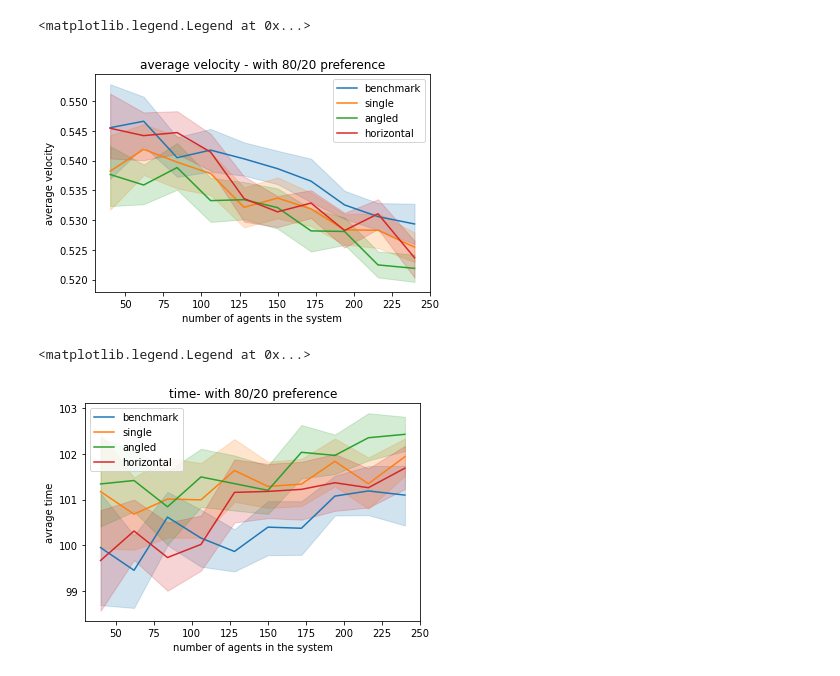
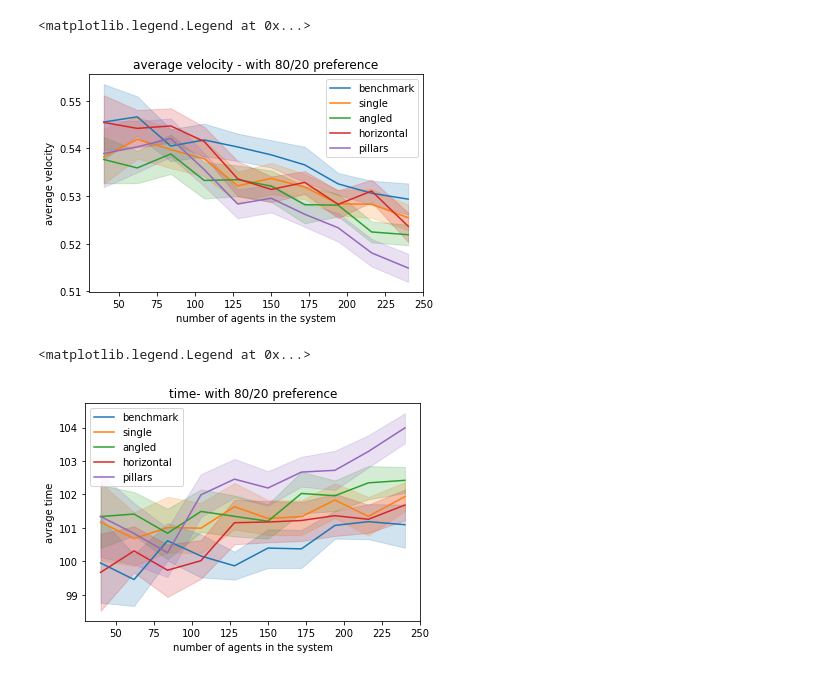
Before and after one commit to caterinaburanelli/CSS_socialforce, a Jupyter notebook: data_preference/8020 save.ipynb, the cells around one changed output. Saved outputs shown, nothing was run; the diff lists cells and outputs as text; code cells hidden in the pictures.

```diff
--- a/data_preference/8020 save.ipynb
+++ b/data_preference/8020 save.ipynb
@@ -8,30 +8,30 @@ df_1= pd.read_csv('df_single')
 df_2= pd.read_csv('df_benchmark')
 df_3= pd.read_csv('df_angled')
 df_4= pd.read_csv('df_horizontal')
-#df_5= pd.read_csv('df_pillars')
+df_5= pd.read_csv('df_pillars')
 # %%
 sns.lineplot(data=df_2.loc[df_2['layout']=='benchmark'], x="peop_num", y='avrg_velocity',label='benchmark')
 sns.lineplot(data=df_1.loc[df_1['layout']=='single'], x="peop_num", y='avrg_velocity',label='single')
 sns.lineplot(data=df_3.loc[df_3['layout']=='angled'], x="peop_num", y='avrg_velocity',label='angled')
 sns.lineplot(data=df_4.loc[df_4['layout']=='horizontal'], x="peop_num", y='avrg_velocity',label='horizontal')
-#sns.lineplot(data=df_5.loc[df_5['layout']=='pillars'], x="peop_num", y='avrg_velocity',label='pillars')
+sns.lineplot(data=df_5.loc[df_5['layout']=='pillars'], x="peop_num", y='avrg_velocity',label='pillars')
 plt.xlabel('number of agents in the system')
 plt.ylabel('average velocity')
 plt.title('average velocity - with 80/20 preference')
 plt.legend()
 # %% [output]
 <matplotlib.legend.Legend at 0x...>
-[figure, old version]
+[figure, new version]
 # %%
 sns.lineplot(data=df_2.loc[df_2['layout']=='benchmark'], x="peop_num", y='avrg_time',label='benchmark')
 sns.lineplot(data=df_1.loc[df_1['layout']=='single'], x="peop_num", y='avrg_time',label='single')
 sns.lineplot(data=df_3.loc[df_3['layout']=='angled'], x="peop_num", y='avrg_time',label='angled')
 sns.lineplot(data=df_4.loc[df_4['layout']=='horizontal'], x="peop_num", y='avrg_time',label='horizontal')
-#sns.lineplot(data=df_5.loc[df_5['layout']=='pillars'], x="peop_num", y='avrg_time',label='pillars')
+sns.lineplot(data=df_5.loc[df_5['layout']=='pillars'], x="peop_num", y='avrg_time',label='pillars')
 plt.xlabel('number of agents in the system')
 plt.ylabel('avrage time')
 plt.title('time- with 80/20 preference')
 plt.legend()
 # %% [output]
 <matplotlib.legend.Legend at 0x...>
-[figure, old version]
+[figure, new version]
```
Also changed, not shown: 3 other files.
